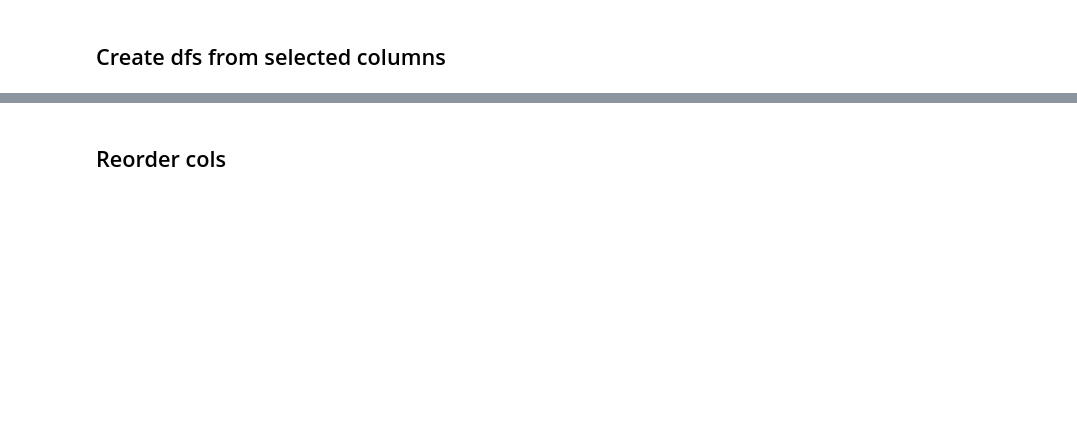
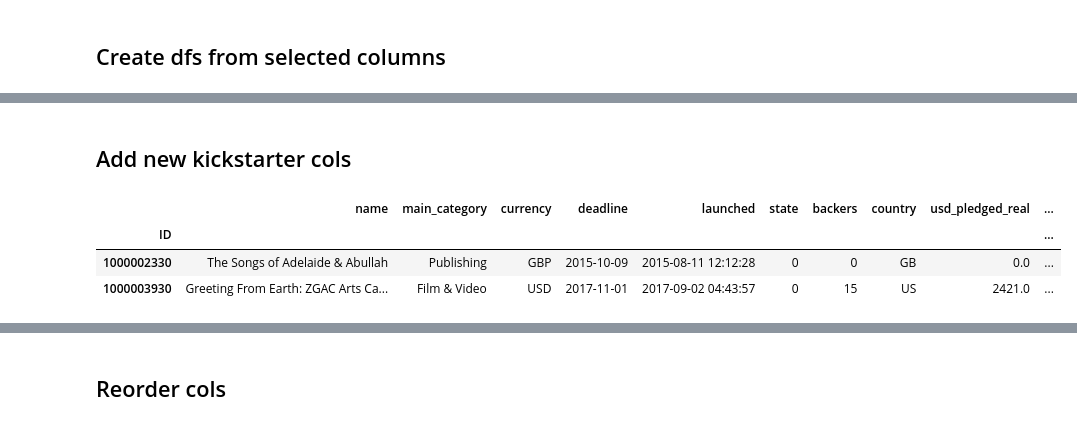
Before and after one commit to Best-Brain-Gang/Crowdfunding_Analysis, a Jupyter notebook: crowdfunding_analyzer.ipynb, the cells around one changed output, grey strips where cells are left out. Drawn from its saved outputs; the diff is of its cells as text; code cells hidden in the pictures; blank space fills up the shorter version.

```diff
--- a/crowdfunding_analyzer.ipynb
+++ b/crowdfunding_analyzer.ipynb
@@ -306,3 +313,36 @@ display(indiegogo_selected_cols_df.head(2))
 | ID |  |  |  |  |  |  |  |  | ... |
 | 3936 | USD | Transportation | 16.80% | Join the Electric Revolution!!! | 0 | 840.0 | 5000.0 | 2010-04-21 22:38:42 | ... |
 | 5109 | USD | Human Rights | 20.83% | Relief Trip to Haiti | 0 | 250.0 | 1200.0 | 2010-06-10 17:47:35 | ... |
+# %% [markdown]
+## Add new kickstarter cols
+# %%
+# Duration
+kickstarter_selected_cols_large_recent_df['duration'] = kickstarter_selected_cols_large_recent_df['deadline'] - kickstarter_selected_cols_large_recent_df['launched']
+kickstarter_selected_cols_large_recent_df['duration'] = kickstarter_selected_cols_large_recent_df['duration'].dt.days
+
+# Daily Goal
+kickstarter_selected_cols_large_recent_df['daily_goal'] = round(kickstarter_selected_cols_large_recent_df['usd_goal_real'] / kickstarter_selected_cols_large_recent_df['duration'],2)
+
+# Daily Pledged
+kickstarter_selected_cols_large_recent_df['daily_pledged'] = round(kickstarter_selected_cols_large_recent_df['usd_pledged_real'] / kickstarter_selected_cols_large_recent_df['duration'],2)
+
+# Funded Percentage
+kickstarter_selected_cols_large_recent_df['funded_percent'] = round(kickstarter_selected_cols_large_recent_df['usd_pledged_real'] / kickstarter_selected_cols_large_recent_df['usd_goal_real'],4)
+
+# Average Backer Per Day
+kickstarter_selected_cols_large_recent_df['avg_backer_per_day'] = round(kickstarter_selected_cols_large_recent_df['backers'] / kickstarter_selected_cols_large_recent_df['duration'],2)
+
+# Pledged Per Person
+kickstarter_selected_cols_large_recent_df['pledged_per_person'] = round(kickstarter_selected_cols_large_recent_df['usd_pledged_real'] / kickstarter_selected_cols_large_recent_df['backers'],2)
+kickstarter_selected_cols_large_recent_df['pledged_per_person'] = kickstarter_selected_cols_large_recent_df['pledged_per_person'].fillna(0)
+
+# Fix types
+kickstarter_selected_cols_large_recent_df = kickstarter_selected_cols_large_recent_df.astype({"funded_percent": 'float', "avg_backer_per_day":'float', "pledged_per_person": 'float'})
+
+# View head
+display(kickstarter_selected_cols_large_recent_df.head(2))
+# %% [output]
+|  | name | main_category | currency | deadline | launched | state | backers | country | usd_pledged_real | ... |
+| ID |  |  |  |  |  |  |  |  |  | ... |
+| 1000002330 | The Songs of Adelaide & Abullah | Publishing | GBP | 2015-10-09 | 2015-08-11 12:12:28 | 0 | 0 | GB | 0.0 | ... |
+| 1000003930 | Greeting From Earth: ZGAC Arts Ca... | Film & Video | USD | 2017-11-01 | 2017-09-02 04:43:57 | 0 | 15 | US | 2421.0 | ... |
```
Also changed, not shown: parts of 6 cells of this notebook.
